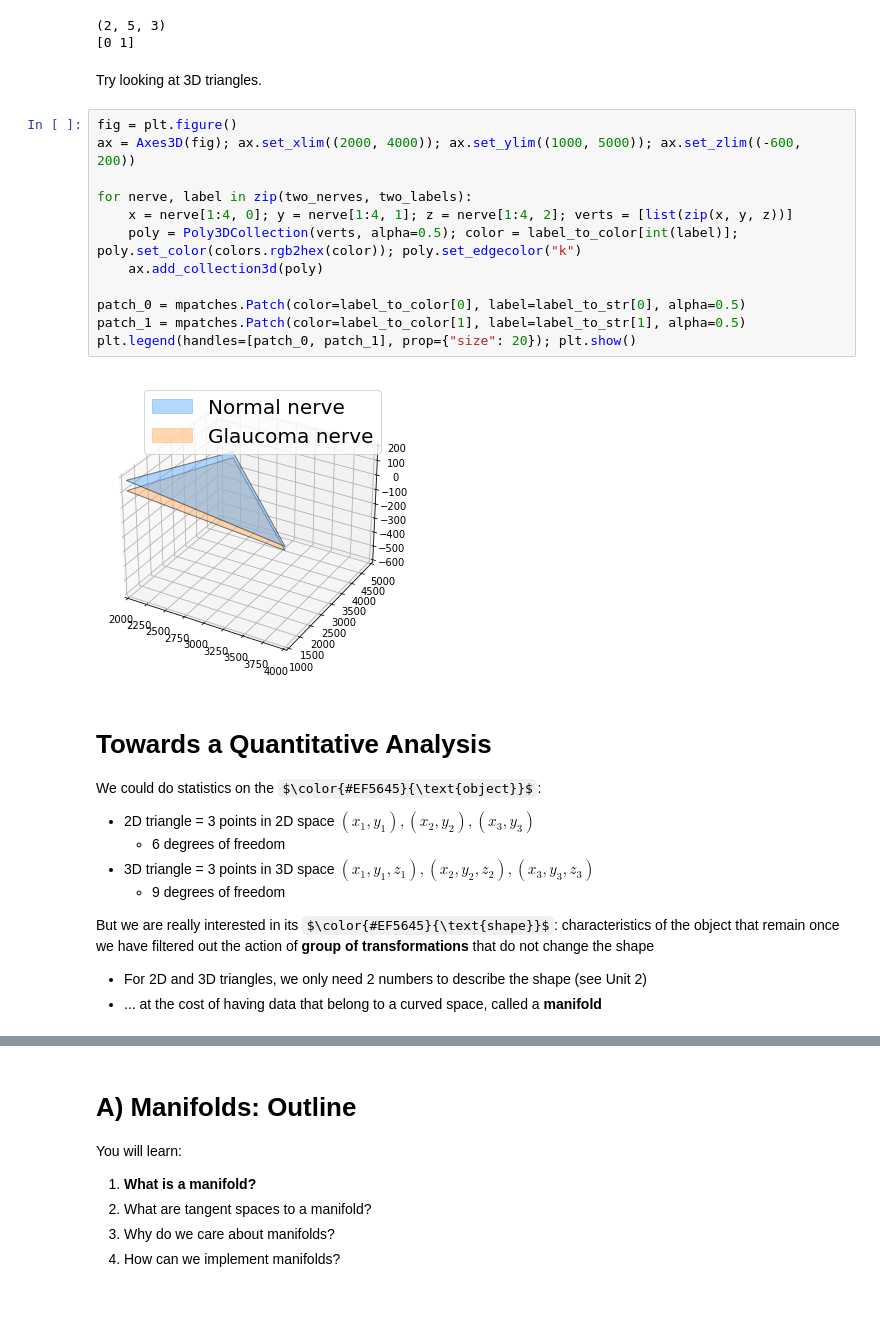
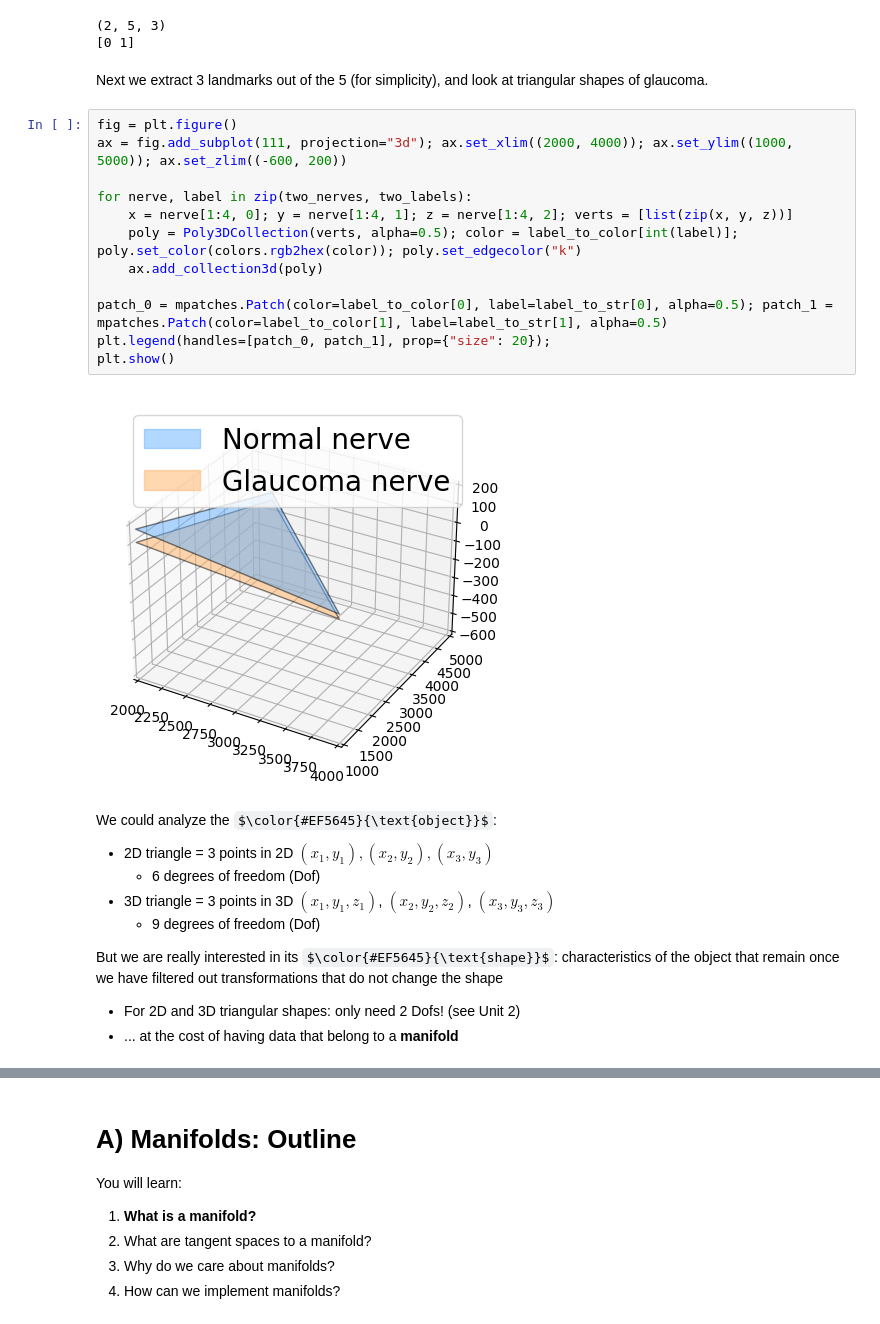
Before and after one commit to geometric-intelligence/ece594n, a Jupyter notebook: lectures/01_a_manifolds.ipynb, the cells around one changed output, grey strips where cells are left out. Cells and saved outputs as stored; diff of their text form; some formulas as TeX source.

```diff
--- a/lectures/01_a_manifolds.ipynb
+++ b/lectures/01_a_manifolds.ipynb
@@ -104,31 +107,30 @@ label_to_color = {
 (2, 5, 3)
 [0 1]
 # %% [markdown]
-Try looking at 3D triangles.
+Next we extract 3 landmarks out of the 5 (for simplicity),
+and look at triangular shapes of glaucoma.
 # %%
 fig = plt.figure()
-ax = Axes3D(fig); ax.set_xlim((2000, 4000)); ax.set_ylim((1000, 5000)); ax.set_zlim((-600, 200))
+ax = fig.add_subplot(111, projection="3d"); ax.set_xlim((2000, 4000)); ax.set_ylim((1000, 5000)); ax.set_zlim((-600, 200))
 
 for nerve, label in zip(two_nerves, two_labels):
     x = nerve[1:4, 0]; y = nerve[1:4, 1]; z = nerve[1:4, 2]; verts = [list(zip(x, y, z))]
     poly = Poly3DCollection(verts, alpha=0.5); color = label_to_color[int(label)]; poly.set_color(colors.rgb2hex(color)); poly.set_edgecolor("k")
     ax.add_collection3d(poly)
 
-patch_0 = mpatches.Patch(color=label_to_color[0], label=label_to_str[0], alpha=0.5)
-patch_1 = mpatches.Patch(color=label_to_color[1], label=label_to_str[1], alpha=0.5)
-plt.legend(handles=[patch_0, patch_1], prop={"size": 20}); plt.show()
+patch_0 = mpatches.Patch(color=label_to_color[0], label=label_to_str[0], alpha=0.5); patch_1 = mpatches.Patch(color=label_to_color[1], label=label_to_str[1], alpha=0.5)
+plt.legend(handles=[patch_0, patch_1], prop={"size": 20});
+plt.show()
 # %% [output]
-[figure, old version]
+[figure, new version]
 # %% [markdown]
-# Towards a Quantitative Analysis
+We could analyze the $\color{#EF5645}{\text{object}}$:
+- 2D triangle = 3 points in 2D $(x_1, y_1), (x_2, y_2), (x_3, y_3)$
+  - 6 degrees of freedom (Dof)
+- 3D triangle = 3 points in 3D $(x_1, y_1, z_1)$, $(x_2, y_2, z_2)$, $(x_3, y_3, z_3)$
+  - 9 degrees of freedom (Dof)
 
-We could do statistics on the $\color{#EF5645}{\text{object}}$:
-- 2D triangle = 3 points in 2D space $(x_1, y_1), (x_2, y_2), (x_3, y_3)$
-  - 6 degrees of freedom
-- 3D triangle = 3 points in 3D space $(x_1, y_1, z_1), (x_2, y_2, z_2), (x_3, y_3, z_3)$
-  - 9 degrees of freedom
-
-But we are really interested in its $\color{#EF5645}{\text{shape}}$: characteristics of the object that remain once we have filtered out the action of **group of transformations** that do not change the shape
-- For 2D and 3D triangles, we only need 2 numbers to describe the shape (see Unit 2)
-- ... at the cost of having data that belong to a curved space, called a **manifold**
+But we are really interested in its $\color{#EF5645}{\text{shape}}$: characteristics of the object that remain once we have filtered out transformations that do not change the shape
+- For 2D and 3D triangular shapes: only need 2 Dofs! (see Unit 2)
+- ... at the cost of having data that belong to a **manifold**
 # %% [markdown]
```
Also changed, not shown: parts of 29 cells of this notebook, 5 other files.
